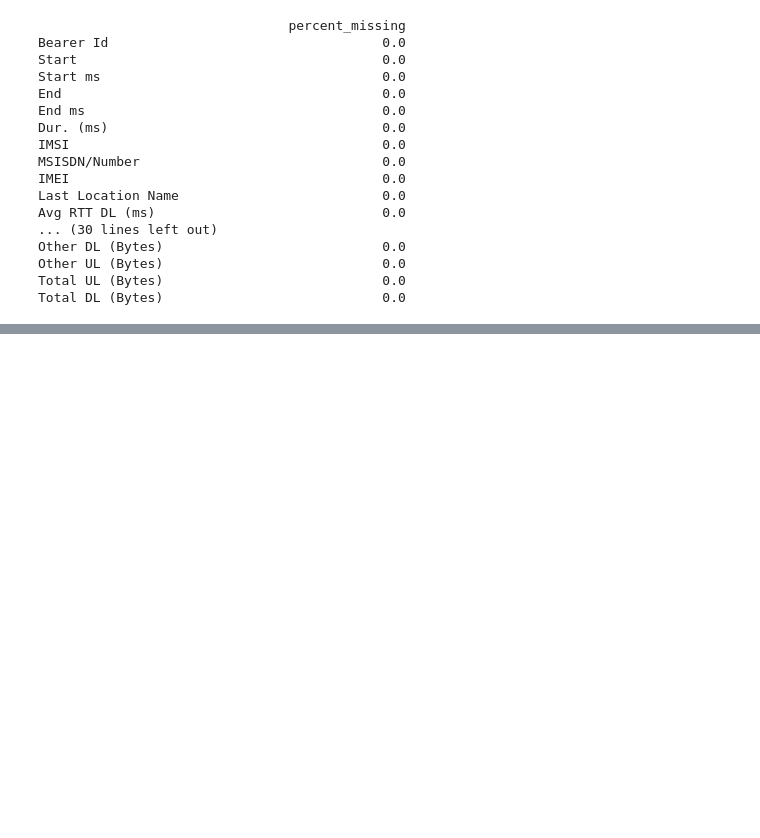
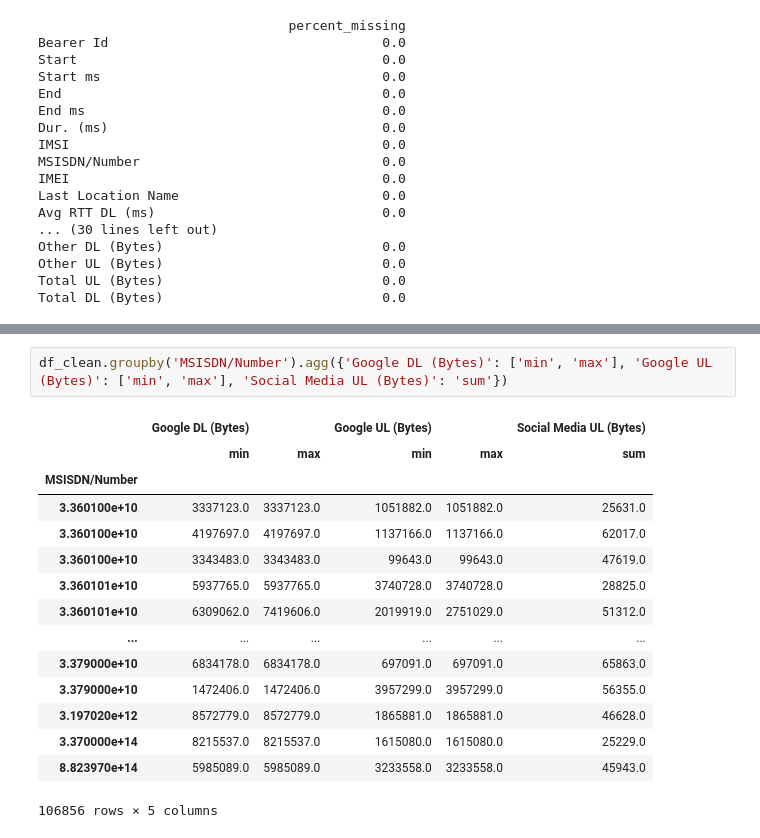
Before and after one commit to behigu/TellCo-Telecom-User-s-Data-Analysis, a Jupyter notebook: notebooks/Telco_telecom_user_data_analysis.ipynb, the cells around one changed output, grey strips where cells are left out. Drawn from its saved outputs; the diff is of its cells as text; blank space fills up the shorter version.

```diff
--- a/notebooks/Telco_telecom_user_data_analysis.ipynb
+++ b/notebooks/Telco_telecom_user_data_analysis.ipynb
@@ -211,0 +274,18 @@ df_clean.groupby('IMEI').aggregate({'Social Media DL (Bytes)':'min',
+# %%
+df_clean.groupby('MSISDN/Number').agg({'Google DL (Bytes)': ['min', 'max'], 'Google UL (Bytes)': ['min', 'max'], 'Social Media UL (Bytes)': 'sum'})
+# %% [output]
+|  | Google DL (Bytes) |  | Google UL (Bytes) |  | Social Media UL (Bytes) |
+|  | min | max | min | max | sum |
+| MSISDN/Number |  |  |  |  |  |
+| 3.360100e+10 | 3337123.0 | 3337123.0 | 1051882.0 | 1051882.0 | 25631.0 |
+| 3.360100e+10 | 4197697.0 | 4197697.0 | 1137166.0 | 1137166.0 | 62017.0 |
+| 3.360100e+10 | 3343483.0 | 3343483.0 | 99643.0 | 99643.0 | 47619.0 |
+| 3.360101e+10 | 5937765.0 | 5937765.0 | 3740728.0 | 3740728.0 | 28825.0 |
+| 3.360101e+10 | 6309062.0 | 7419606.0 | 2019919.0 | 2751029.0 | 51312.0 |
+| ... | ... | ... | ... | ... | ... |
+| 3.379000e+10 | 6834178.0 | 6834178.0 | 697091.0 | 697091.0 | 65863.0 |
+| 3.379000e+10 | 1472406.0 | 1472406.0 | 3957299.0 | 3957299.0 | 56355.0 |
+| 3.197020e+12 | 8572779.0 | 8572779.0 | 1865881.0 | 1865881.0 | 46628.0 |
+| 3.370000e+14 | 8215537.0 | 8215537.0 | 1615080.0 | 1615080.0 | 25229.0 |
+| 8.823970e+14 | 5985089.0 | 5985089.0 | 3233558.0 | 3233558.0 | 45943.0 |
+106856 rows × 5 columns
```
Also changed, not shown: parts of 16 cells of this notebook.
